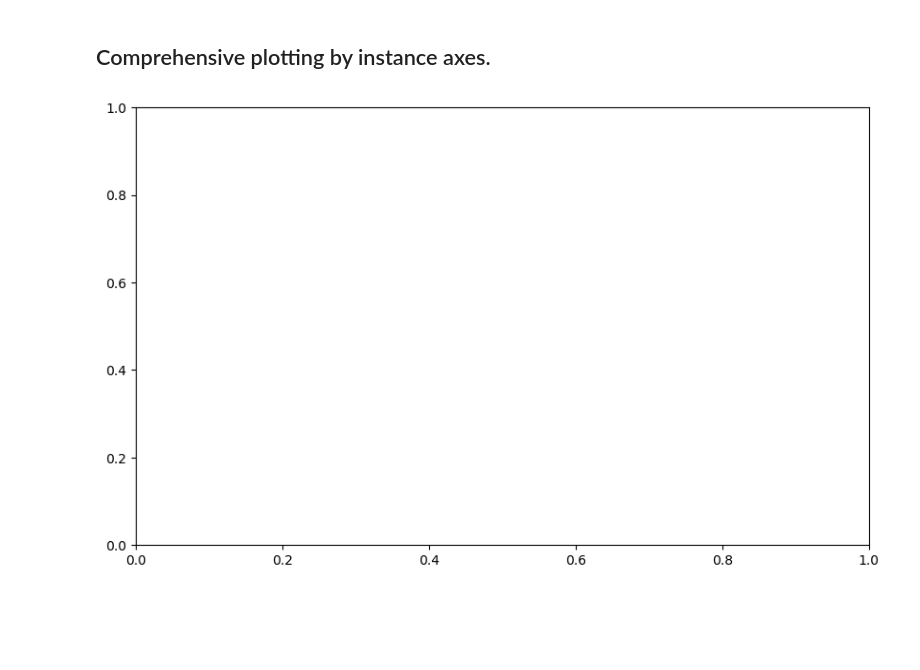
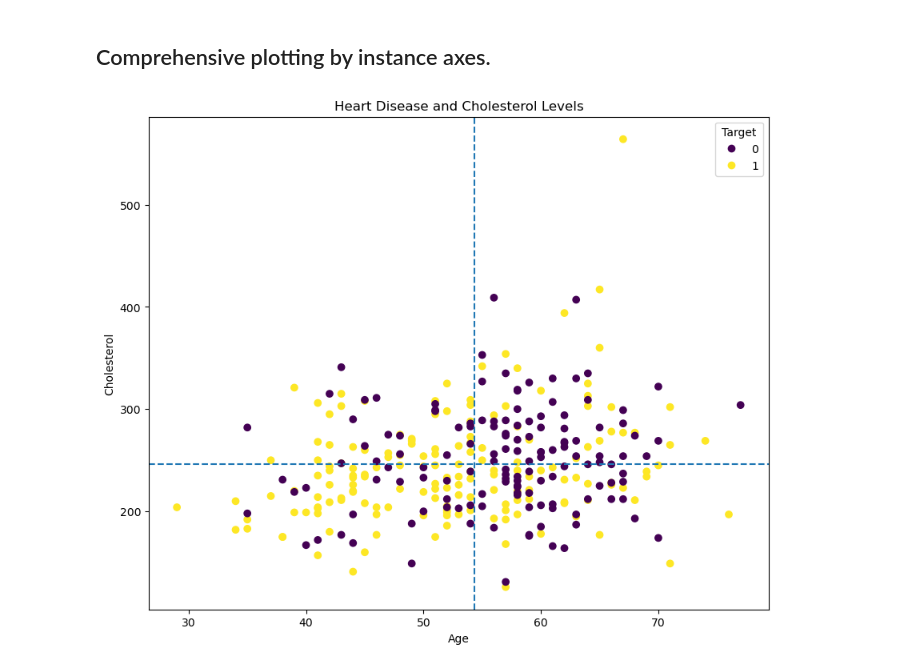
Before and after one commit to mlcodr/Ongoing-ML, a Jupyter notebook: Matplotlib_Here/mat_3.ipynb, the cells around one changed output. Cells and saved outputs as stored; diff of their text form; code cells hidden in the pictures; blank space fills up the shorter version.

```diff
--- a/Matplotlib_Here/mat_3.ipynb
+++ b/Matplotlib_Here/mat_3.ipynb
@@ -220,6 +220,24 @@ Text(0, 0.5, 'Cholestorel')
 # %% [markdown]
 ## Comprehensive plotting by instance axes.
 # %%
-fig,ax = plt.subplots(figsize = (10,6))
+# Creating the figure
+fig,ax = plt.subplots(figsize = (10,8))
+# Plotting the data to the axes
+scatter = ax.scatter(heart_disease["age"],
+                    heart_disease["chol"],
+                     c = heart_disease["target"])
+# Customizing the plot
+ax.set(title="Heart Disease and Cholesterol Levels",
+      xlabel="Age",
+      ylabel="Cholesterol")
+# Setting up the legend
+ax.legend(*scatter.legend_elements(),
+         title="Target");
+# adding the meanline
+ax.axhline(heart_disease["chol"].mean(),
+          linestyle = "--");
+# adding the vertical line
+ax.axvline(heart_disease["age"].mean(),
+          linestyle = "--");
 # %% [output]
-[figure, old version]
+[figure, new version]
```
Also changed, not shown: parts of 33 cells of this notebook, 1 other file.
